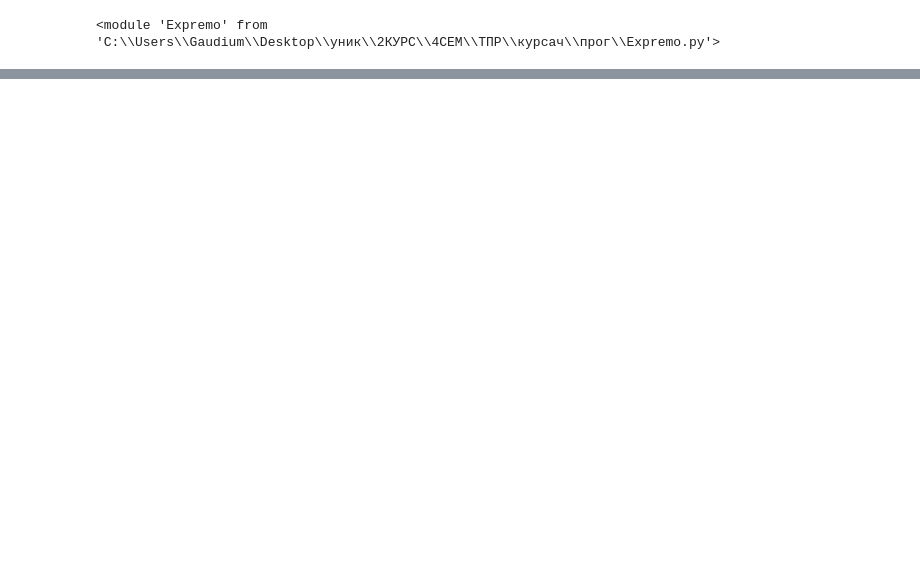
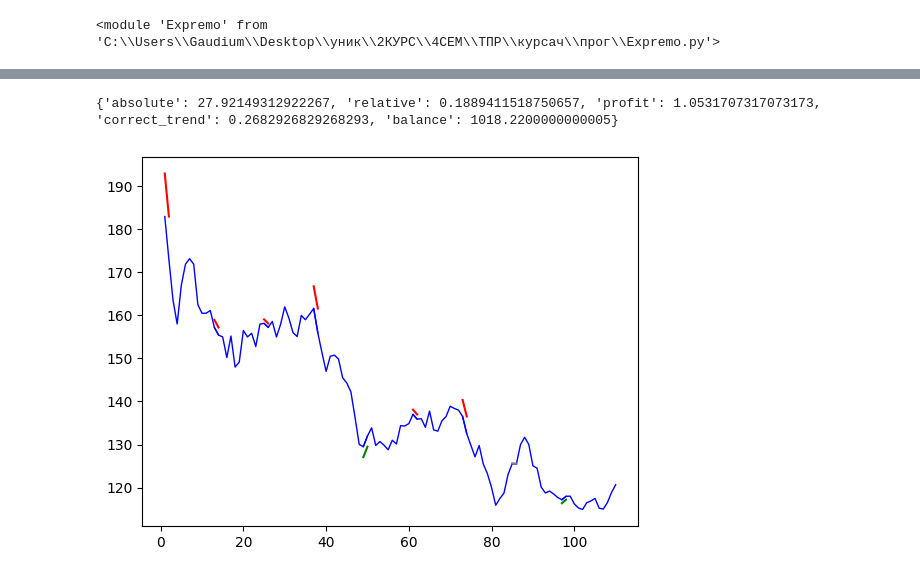
Before and after one commit to kgaudium/expremo, a Jupyter notebook: main.ipynb, the cells around one changed output, grey strips where cells are left out. Drawn from its saved outputs; the diff is of its cells as text; code cells hidden in the pictures; blank space fills up the shorter version.

```diff
--- a/main.ipynb
+++ b/main.ipynb
@@ -112,0 +235,16 @@ Point: 480, RegressionType.Exponential
+# %%
+train = 2
+pred = 12
+print(error_results[(train, pred)])
+# print(predictor.predict(0, train, pred))
+# print(Expremo.calculate_profit(predictor, pred))
+# Expremo.plot_prediction(predictor, pred)
+# Expremo.calculate_relative_prediction_error(predictor, pred)
+
+start_max = 100
+for start in range(0, start_max, pred):
+    predictor.predict(start, train, pred)
+    Expremo.plot_prediction(predictor, pred, False)
+# %% [output]
+{'absolute': 27.92149312922267, 'relative': 0.1889411518750657, 'profit': 1.0531707317073173, 'correct_trend': 0.2682926829268293, 'balance': 1018.2200000000005}
+[figure, added]
```
Also changed, not shown: parts of 11 cells of this notebook, 2 other files.
